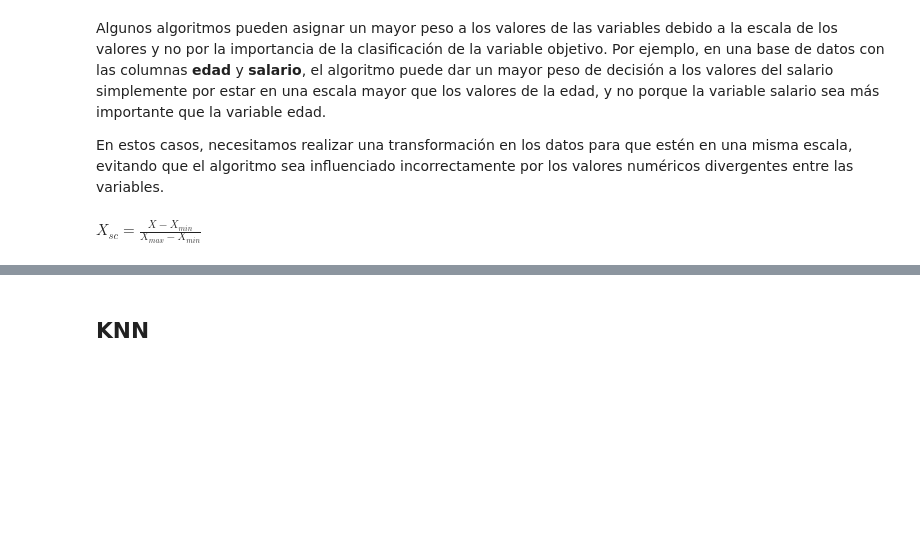
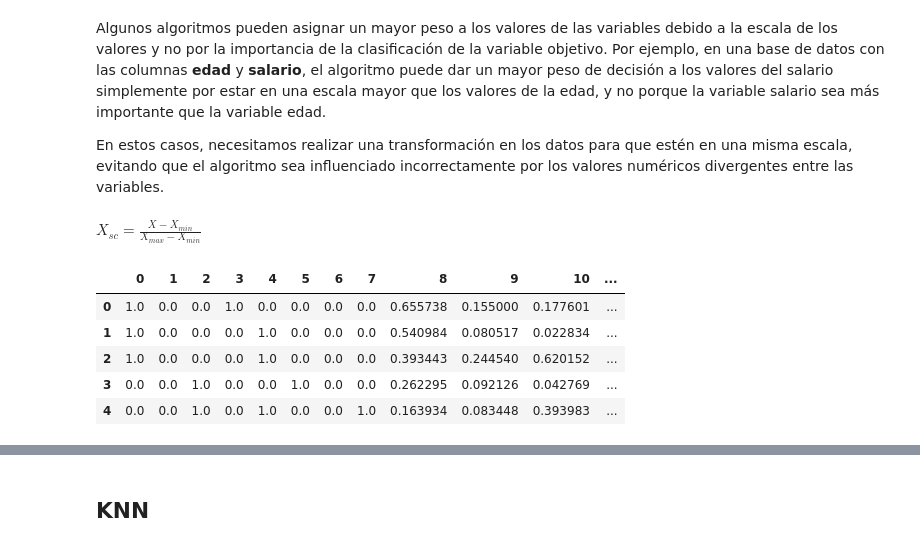
Before and after one commit to JCSR2022/Alura_Data_Science, a Jupyter notebook: Learning_to_Classify_Data_with_ML/Clasificacion_primeros_pasos.ipynb, the cells around one changed output, grey strips where cells are left out. Drawn from its saved outputs; the diff is of its cells as text; code cells hidden in the pictures; blank space fills up the shorter version.

```diff
--- a/Learning_to_Classify_Data_with_ML/Clasificacion_primeros_pasos.ipynb
+++ b/Learning_to_Classify_Data_with_ML/Clasificacion_primeros_pasos.ipynb
@@ -499,3 +536,21 @@ Algunos algoritmos pueden asignar un mayor peso a los valores de las variables d
 En estos casos, necesitamos realizar una transformación en los datos para que estén en una misma escala, evitando que el algoritmo sea influenciado incorrectamente por los valores numéricos divergentes entre las variables.
 # %% [markdown]
 $X_{sc} = \frac{X - X_{min}}{X_{max} - X_{min}} $
+# %%
+from sklearn.preprocessing import MinMaxScaler
+"""
+https://scikit-learn.org/stable/modules/generated/sklearn.preprocessing.MinMaxScaler.html
+"""
+min_max_scaler = MinMaxScaler()
+# %%
+X_train_scaled = min_max_scaler.fit_transform(X_train)
+X_test_scaled = min_max_scaler.transform(X_test)
+# %%
+pd.DataFrame(X_train_scaled).head()
+# %% [output]
+|  | 0 | 1 | 2 | 3 | 4 | 5 | 6 | 7 | 8 | 9 | 10 | ... |
+| 0 | 1.0 | 0.0 | 0.0 | 1.0 | 0.0 | 0.0 | 0.0 | 0.0 | 0.655738 | 0.155000 | 0.177601 | ... |
+| 1 | 1.0 | 0.0 | 0.0 | 0.0 | 1.0 | 0.0 | 0.0 | 0.0 | 0.540984 | 0.080517 | 0.022834 | ... |
+| 2 | 1.0 | 0.0 | 0.0 | 0.0 | 1.0 | 0.0 | 0.0 | 0.0 | 0.393443 | 0.244540 | 0.620152 | ... |
+| 3 | 0.0 | 0.0 | 1.0 | 0.0 | 0.0 | 1.0 | 0.0 | 0.0 | 0.262295 | 0.092126 | 0.042769 | ... |
+| 4 | 0.0 | 0.0 | 1.0 | 0.0 | 1.0 | 0.0 | 0.0 | 1.0 | 0.163934 | 0.083448 | 0.393983 | ... |
```
Also changed, not shown: parts of 26 cells of this notebook.
